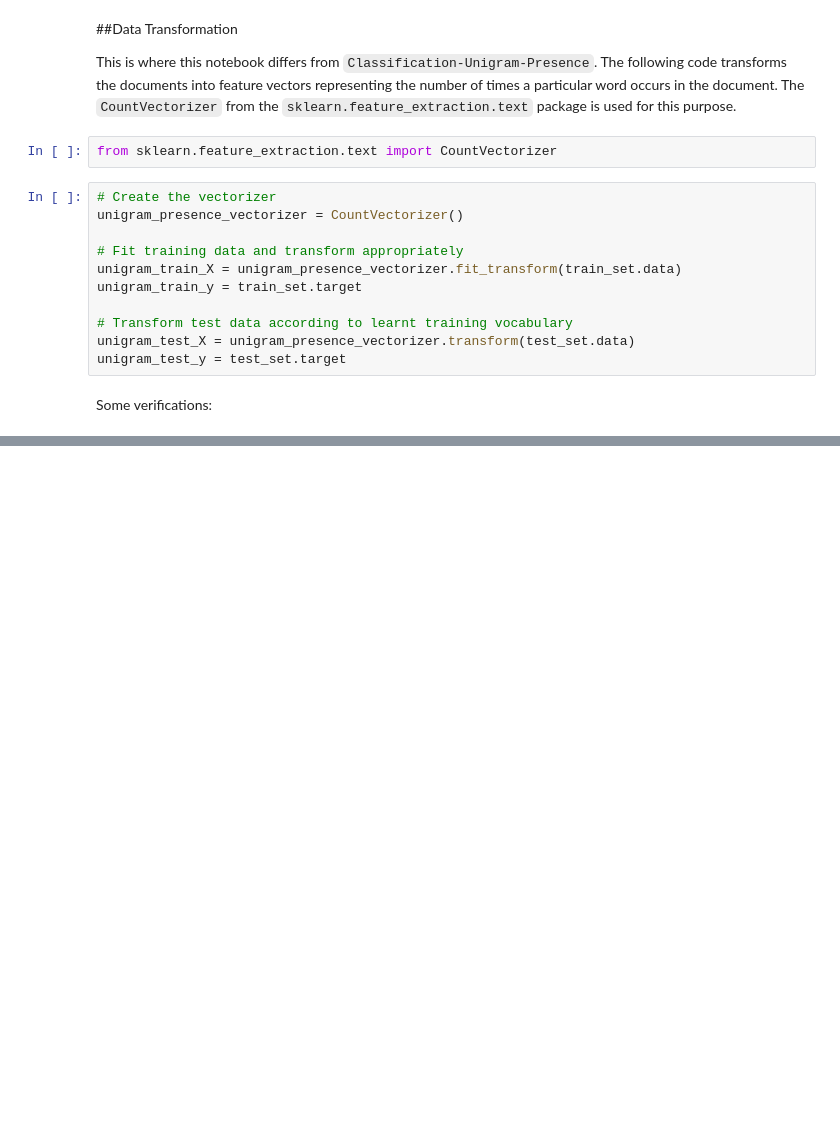
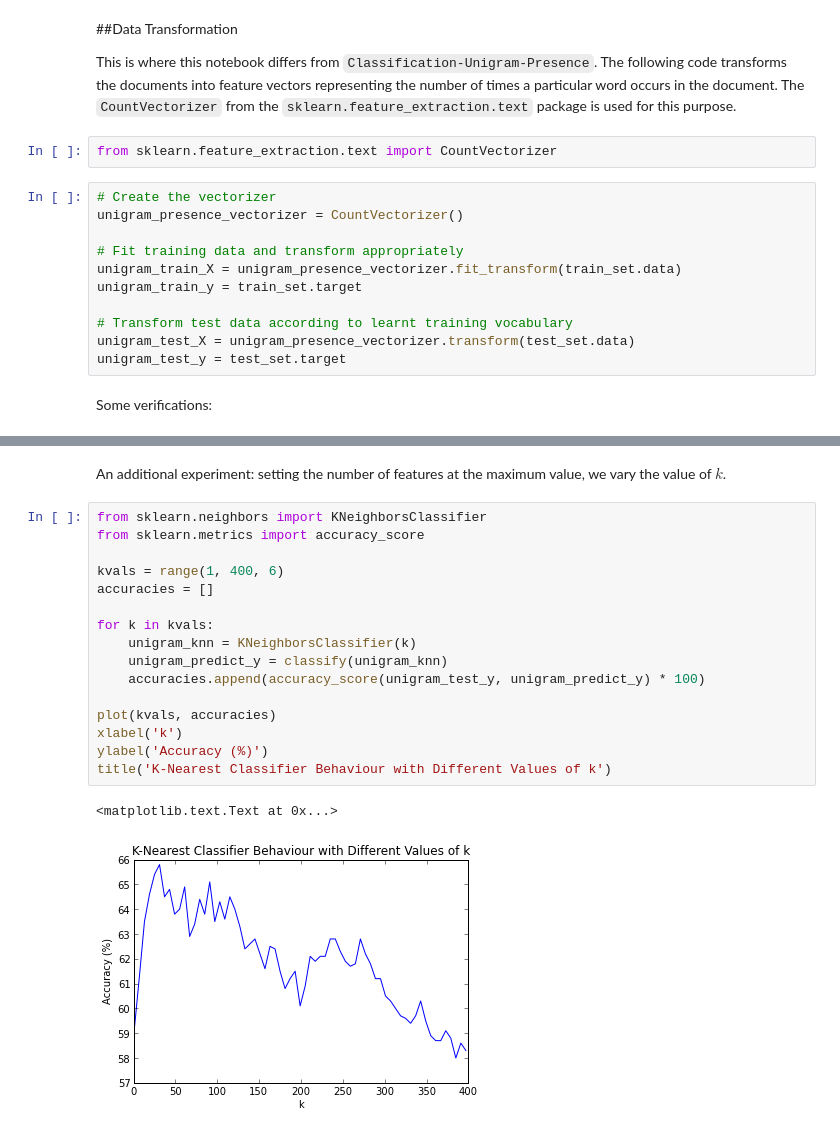
Before and after one commit to DJSagarAhire/Sentiment-Analysis-Comparative-Study, a Jupyter notebook: notebooks/02_Classification-Unigram-Counts.ipynb, the cells around one changed output, grey strips where cells are left out. Drawn from its saved outputs; the diff is of its cells as text; blank space fills up the shorter version.

```diff
--- a/notebooks/02_Classification-Unigram-Counts.ipynb
+++ b/notebooks/02_Classification-Unigram-Counts.ipynb
@@ -95,0 +178,21 @@ The word 'beast' has occured 20 times.
+# %% [markdown]
+An additional experiment: setting the number of features at the maximum value, we vary the value of $k$.
+# %%
+from sklearn.neighbors import KNeighborsClassifier
+from sklearn.metrics import accuracy_score
+
+kvals = range(1, 400, 6)
+accuracies = []
+
+for k in kvals:
+    unigram_knn = KNeighborsClassifier(k)
+    unigram_predict_y = classify(unigram_knn)
+    accuracies.append(accuracy_score(unigram_test_y, unigram_predict_y) * 100)
+
+plot(kvals, accuracies)
+xlabel('k')
+ylabel('Accuracy (%)')
+title('K-Nearest Classifier Behaviour with Different Values of k')
+# %% [output]
+<matplotlib.text.Text at 0x...>
+[figure, added]
```
Also changed, not shown: parts of 15 cells of this notebook, 1 other file.
